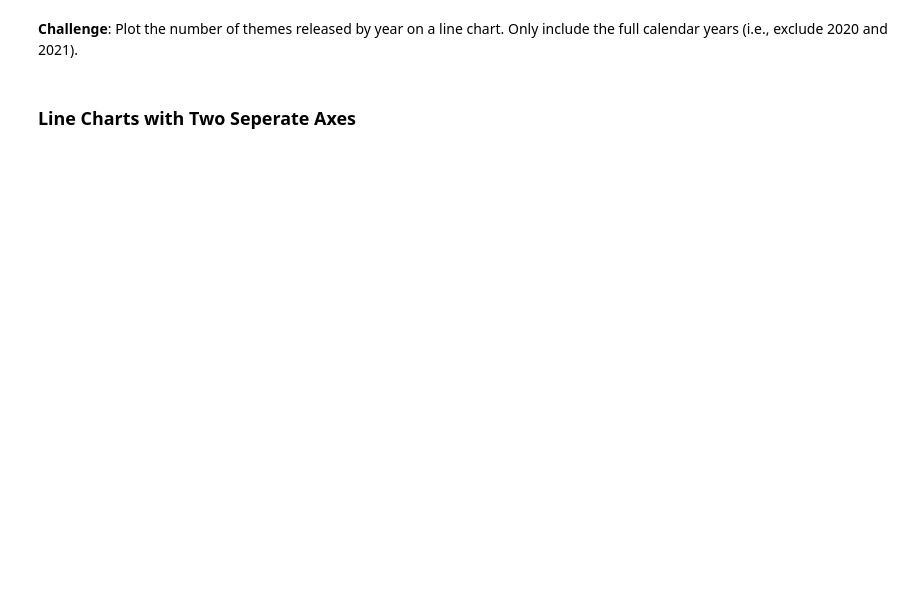
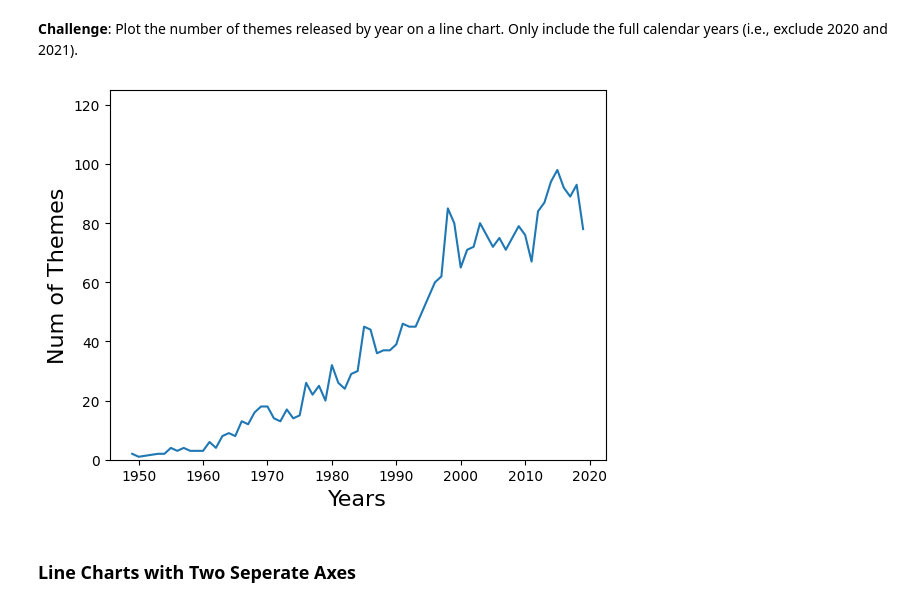
Before and after one commit to slimrivermoi/day74-LEGO-Notebook-and-Data, a Jupyter notebook: Lego_Analysis_for_Course.ipynb, the cells around one changed output. Cells and saved outputs as stored; diff of their text form; code cells hidden in the pictures; blank space fills up the shorter version.

```diff
--- a/Lego_Analysis_for_Course.ipynb
+++ b/Lego_Analysis_for_Course.ipynb
@@ -215,3 +215,9 @@ sets.groupby('year').agg({'theme_id':pd.Series.nunique})
 | 2020 | 82 |
 | 2021 | 1 |
 71 rows × 1 columns
+# %%
+themes_by_year = sets.groupby('year').agg({'theme_id':pd.Series.nunique})
+
+#rename column
+themes_by_year.rename(columns = {'theme_id': 'nr_themes'}, inplace = True)
+themes_by_year.head()
@@ -218,4 +232,16 @@ sets.groupby('year').agg({'theme_id':pd.Series.nunique})
 # %% [markdown]
 **Challenge**: Plot the number of themes released by year on a line chart. Only include the full calendar years (i.e., exclude 2020 and 2021).
+# %%
+#exclude last 2 yrs (2020 and 2021)
+plt.plot(themes_by_year[:-2])
+
+plt.xlabel('Years', fontsize=16)
+plt.ylabel('Num of Themes', fontsize=16)
+
+#set a lower limit of 0 for the y-axis
+plt.ylim(0,125)
+plt.show()
+# %% [output]
+[figure, added]
 # %% [markdown]
 ### Line Charts with Two Seperate Axes
```
Also changed, not shown: parts of 19 cells of this notebook.
